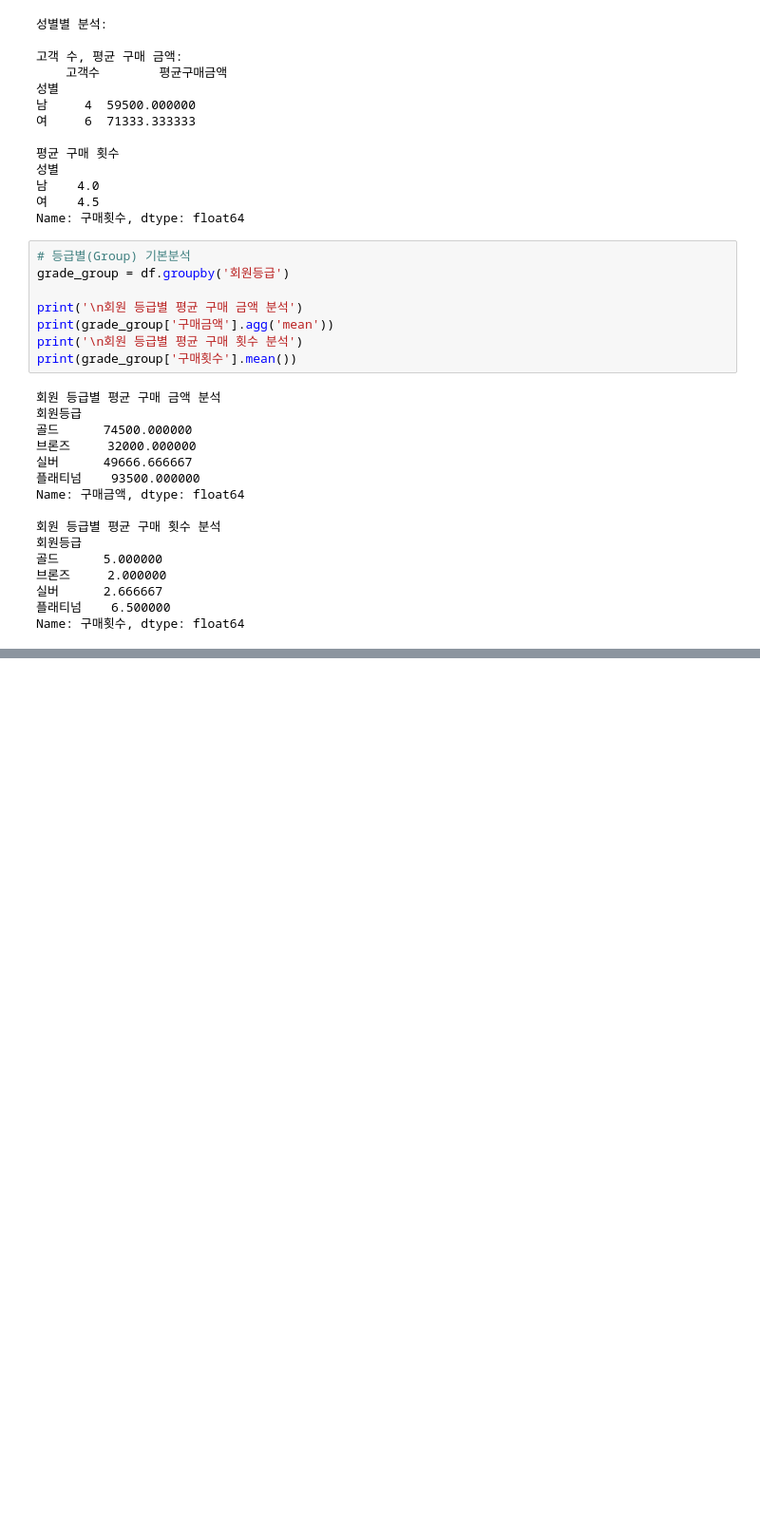
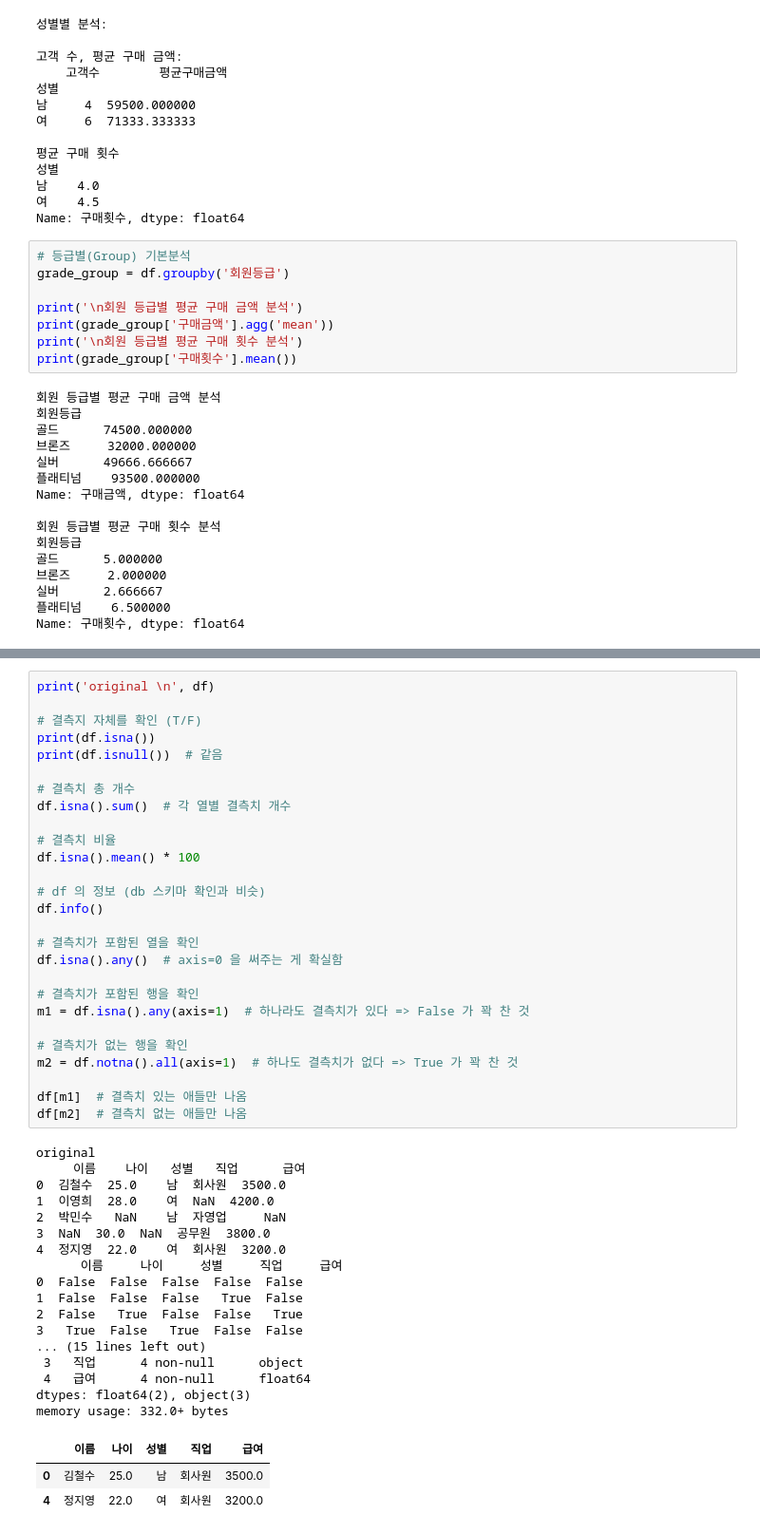
Before and after one commit to ming2tofu33/TIL, a Jupyter notebook: DataAnalysis/02-pandas.ipynb, the cells around one changed output, grey strips where cells are left out. Shown at 95% size. Drawn from its saved outputs; the diff is of its cells as text; blank space fills up the shorter version.

```diff
--- a/DataAnalysis/02-pandas.ipynb
+++ b/DataAnalysis/02-pandas.ipynb
@@ -709,0 +725,48 @@ Name: 구매횟수, dtype: float64
+# %%
+print('original \n', df)
+
+# 결측지 자체를 확인 (T/F)
+print(df.isna())
+print(df.isnull())  # 같음
+
+# 결측치 총 개수
+df.isna().sum()  # 각 열별 결측치 개수
+
+# 결측치 비율
+df.isna().mean() * 100
+
+# df 의 정보 (db 스키마 확인과 비슷)
+df.info()
+
+# 결측치가 포함된 열을 확인
+df.isna().any()  # axis=0 을 써주는 게 확실함
+
+# 결측치가 포함된 행을 확인
+m1 = df.isna().any(axis=1)  # 하나라도 결측치가 있다 => False 가 꽉 찬 것
+
+# 결측치가 없는 행을 확인
+m2 = df.notna().all(axis=1)  # 하나도 결측치가 없다 => True 가 꽉 찬 것
+
+df[m1]  # 결측치 있는 애들만 나옴
+df[m2]  # 결측치 없는 애들만 나옴
+# %% [output]
+original
+     이름    나이   성별   직업      급여
+0  김철수  25.0    남  회사원  3500.0
+1  이영희  28.0    여  NaN  4200.0
+2  박민수   NaN    남  자영업     NaN
+3  NaN  30.0  NaN  공무원  3800.0
+4  정지영  22.0    여  회사원  3200.0
+      이름     나이     성별     직업     급여
+0  False  False  False  False  False
+1  False  False  False   True  False
+2  False   True  False  False   True
+3   True  False   True  False  False
+... (15 lines left out)
+ 3   직업      4 non-null      object
+ 4   급여      4 non-null      float64
+dtypes: float64(2), object(3)
+memory usage: 332.0+ bytes
+|  | 이름 | 나이 | 성별 | 직업 | 급여 |
+| 0 | 김철수 | 25.0 | 남 | 회사원 | 3500.0 |
+| 4 | 정지영 | 22.0 | 여 | 회사원 | 3200.0 |
```
Also changed, not shown: parts of 9 cells of this notebook, 1 other file.
